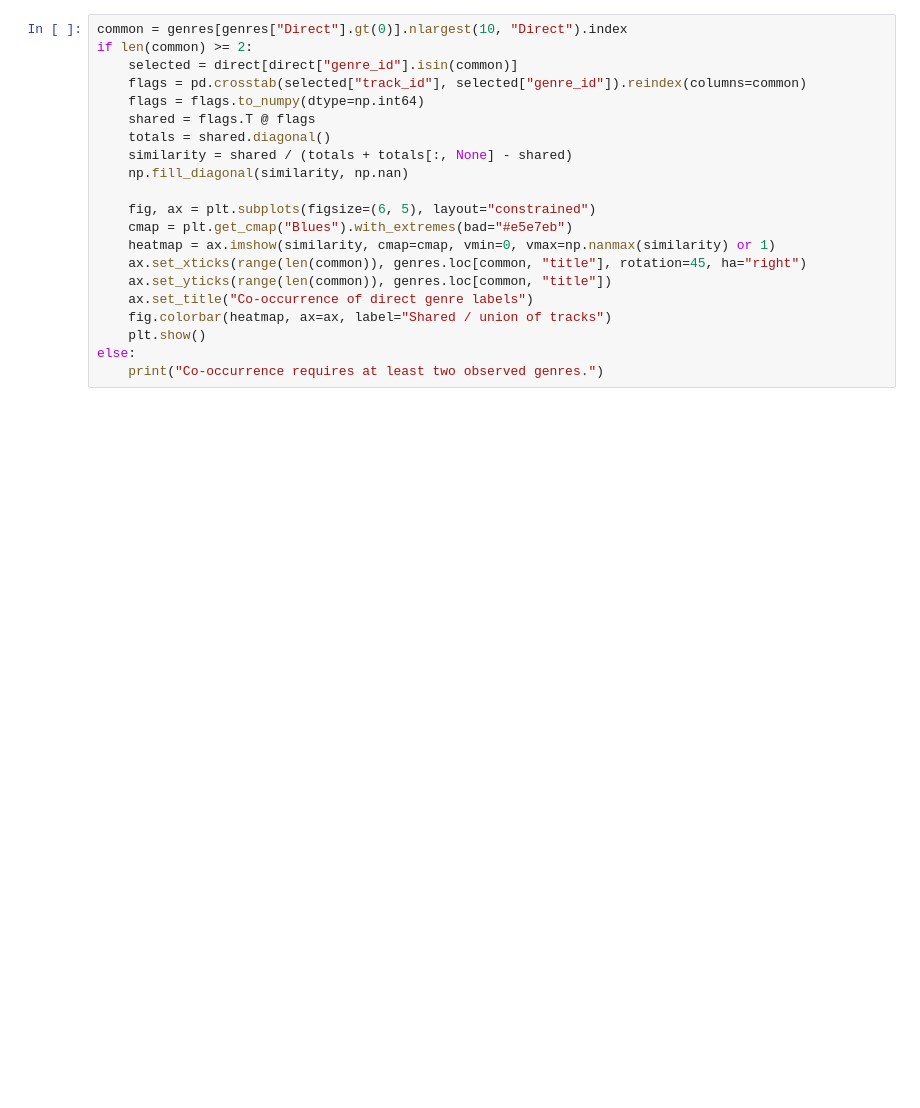
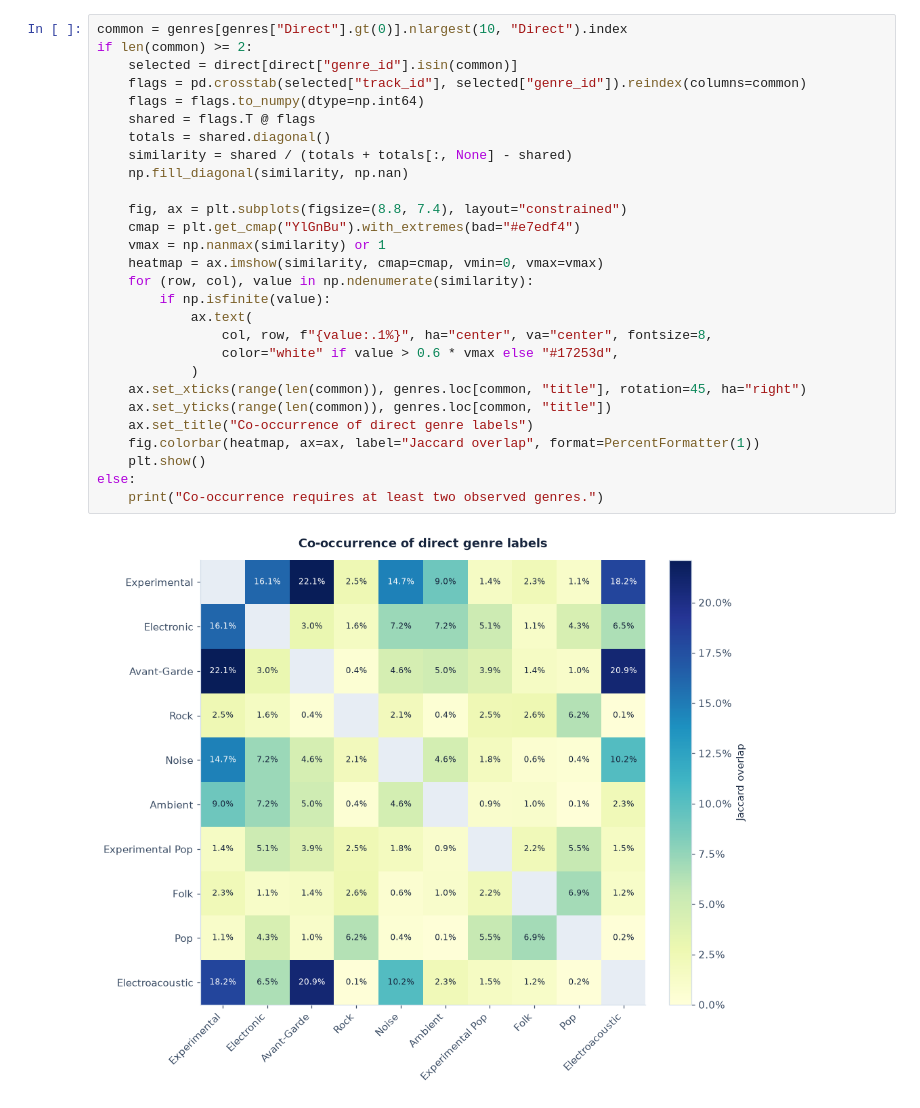
Before and after one commit to piotrczech/music-atlas, a Jupyter notebook: notebooks/fma_metadata.ipynb, the cells around one changed output. Saved outputs shown, nothing was run; the diff lists cells and outputs as text; blank space fills up the shorter version.

```diff
--- a/notebooks/fma_metadata.ipynb
+++ b/notebooks/fma_metadata.ipynb
@@ -92,21 +167,30 @@ plt.show()
 # %%
 common = genres[genres["Direct"].gt(0)].nlargest(10, "Direct").index
 if len(common) >= 2:
     selected = direct[direct["genre_id"].isin(common)]
     flags = pd.crosstab(selected["track_id"], selected["genre_id"]).reindex(columns=common)
     flags = flags.to_numpy(dtype=np.int64)
     shared = flags.T @ flags
     totals = shared.diagonal()
     similarity = shared / (totals + totals[:, None] - shared)
     np.fill_diagonal(similarity, np.nan)
 
-    fig, ax = plt.subplots(figsize=(6, 5), layout="constrained")
-    cmap = plt.get_cmap("Blues").with_extremes(bad="#e5e7eb")
-    heatmap = ax.imshow(similarity, cmap=cmap, vmin=0, vmax=np.nanmax(similarity) or 1)
+    fig, ax = plt.subplots(figsize=(8.8, 7.4), layout="constrained")
+    cmap = plt.get_cmap("YlGnBu").with_extremes(bad="#e7edf4")
+    vmax = np.nanmax(similarity) or 1
+    heatmap = ax.imshow(similarity, cmap=cmap, vmin=0, vmax=vmax)
+    for (row, col), value in np.ndenumerate(similarity):
+        if np.isfinite(value):
+            ax.text(
+                col, row, f"{value:.1%}", ha="center", va="center", fontsize=8,
+                color="white" if value > 0.6 * vmax else "#17253d",
+            )
     ax.set_xticks(range(len(common)), genres.loc[common, "title"], rotation=45, ha="right")
     ax.set_yticks(range(len(common)), genres.loc[common, "title"])
     ax.set_title("Co-occurrence of direct genre labels")
-    fig.colorbar(heatmap, ax=ax, label="Shared / union of tracks")
+    fig.colorbar(heatmap, ax=ax, label="Jaccard overlap", format=PercentFormatter(1))
     plt.show()
 else:
     print("Co-occurrence requires at least two observed genres.")
+# %% [output]
+[figure, added]
```
Also changed, not shown: parts of 27 cells of this notebook, 1 other file.
